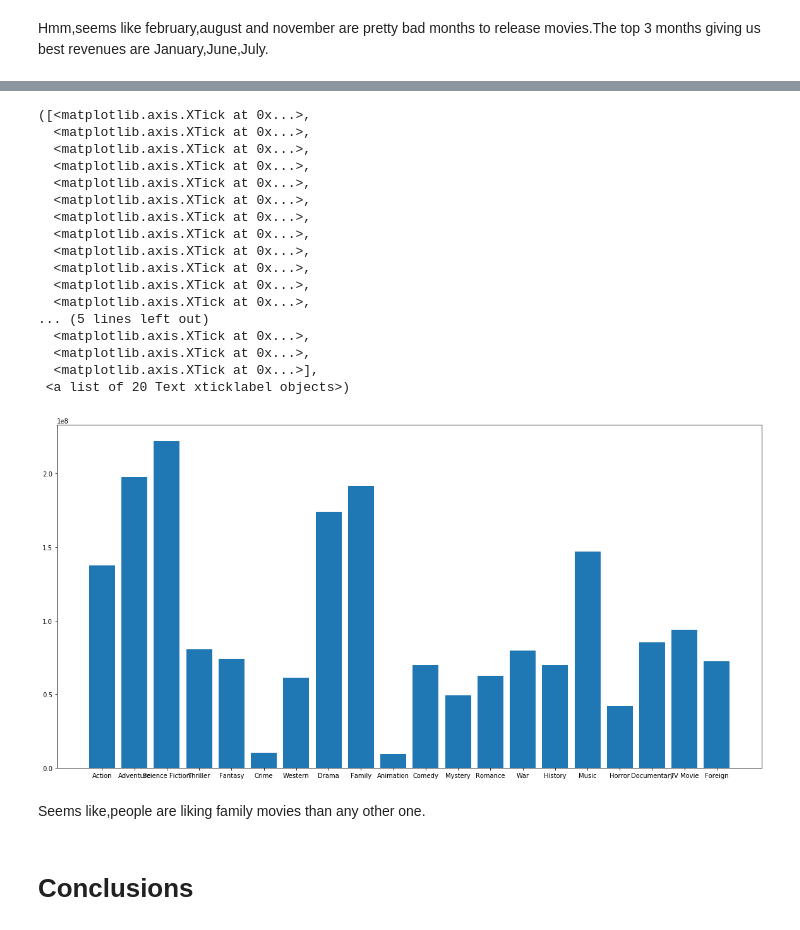
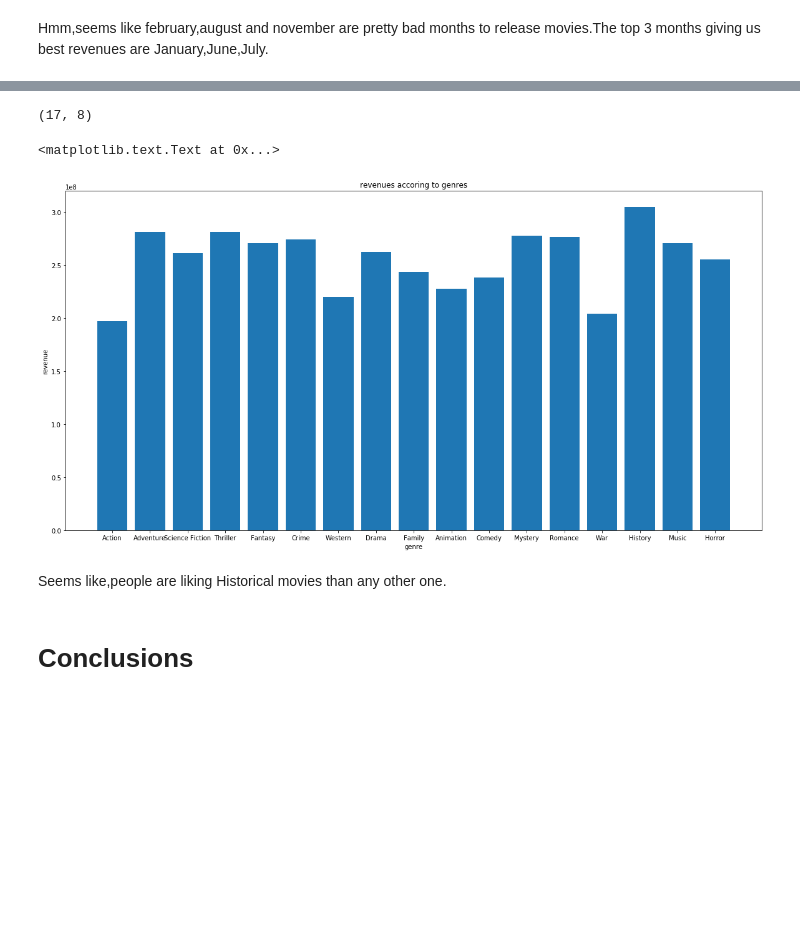
Before and after one commit to vsanjay/Investigating_a_dataset, a Jupyter notebook: investigate-a-dataset-template.ipynb, the cells around one changed output, grey strips where cells are left out. Cells and saved outputs as stored; diff of their text form; code cells hidden in the pictures; blank space fills up the shorter version.

```diff
--- a/investigate-a-dataset-template.ipynb
+++ b/investigate-a-dataset-template.ipynb
@@ -263,0 +295,13 @@ data.head(1)
+# %%
+def update_revenue_status(row):
+
+    if row['revenue_new'] <= data.describe()['revenue_new']['25%']:
+        return 'very low'
+    elif row['revenue_new'] <= data.describe()['revenue_new']['50%']:
+        return 'low'
+    elif row['revenue_new'] < data.describe()['revenue_new']['75%']:
+        return 'average'
+    else:
+        return 'high'
+# %%
+data['revenue_status'] = data.apply(update_revenue_status,axis = 1)
@@ -263,0 +317,2 @@ data.head(1)
+# %%
+data_high = data[data['revenue_status'] == 'high']
@@ -298,7 +363,7 @@ Hmm,seems like february,august and november are pretty bad months to release mov
 # %%
 #Lets see how genre is gonna affect revenue.
 
-data_grouped_by_genre = data.groupby("genres").mean()
+data_grouped_by_genre = data_high.groupby("genres").mean()
 # %%
 data_grouped_by_genre.head()
 # %% [output]
@@ -312,28 +377,19 @@ data_grouped_by_genre.head()
+# %%
+data_grouped_by_genre.shape
+# %% [output]
+(17, 8)
 # %%
 plt.figure(figsize=(20,10))
-plt.bar(np.arange(20),data_grouped_by_genre["revenue_new"])
-plt.xticks(np.arange(20),data['genres'].unique())
+plt.bar(np.arange(17),data_grouped_by_genre["revenue_new"])
+plt.xticks(np.arange(17),data['genres'].unique())
+plt.xlabel('genre')
+plt.ylabel('revenue')
+plt.title("revenues accoring to genres")
 # %% [output]
-([<matplotlib.axis.XTick at 0x...>,
-  <matplotlib.axis.XTick at 0x...>,
-  <matplotlib.axis.XTick at 0x...>,
-  <matplotlib.axis.XTick at 0x...>,
-  <matplotlib.axis.XTick at 0x...>,
-  <matplotlib.axis.XTick at 0x...>,
-  <matplotlib.axis.XTick at 0x...>,
-  <matplotlib.axis.XTick at 0x...>,
-  <matplotlib.axis.XTick at 0x...>,
-  <matplotlib.axis.XTick at 0x...>,
-  <matplotlib.axis.XTick at 0x...>,
-  <matplotlib.axis.XTick at 0x...>,
-... (5 lines left out)
-  <matplotlib.axis.XTick at 0x...>,
-  <matplotlib.axis.XTick at 0x...>,
-  <matplotlib.axis.XTick at 0x...>],
- <a list of 20 Text xticklabel objects>)
+<matplotlib.text.Text at 0x...>
-[figure, old version]
+[figure, new version]
 # %% [markdown]
-Seems like,people are liking family movies than any other one.
+Seems like,people are liking Historical movies than any other one.
 # %% [markdown]
 # Conclusions
 # %% [markdown]
```
Also changed, not shown: parts of 13 cells of this notebook, 2 other files.
